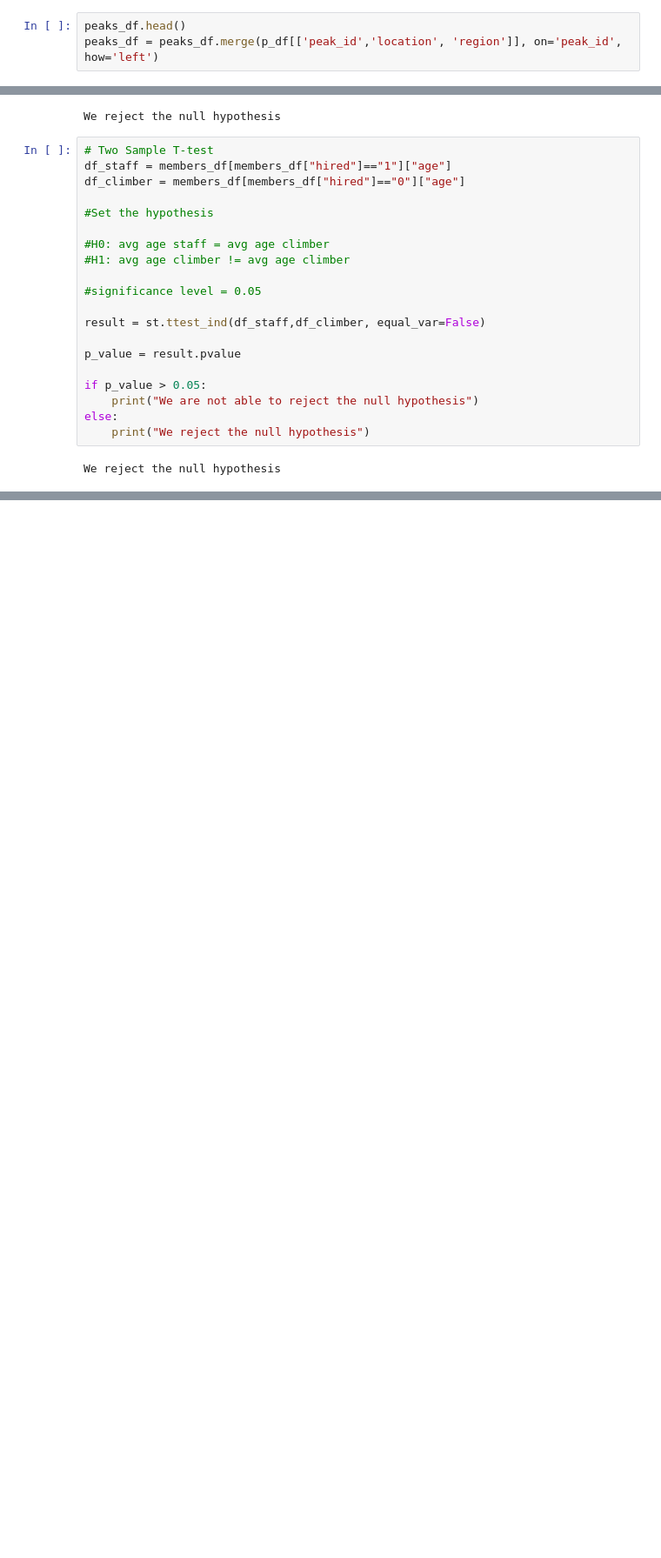
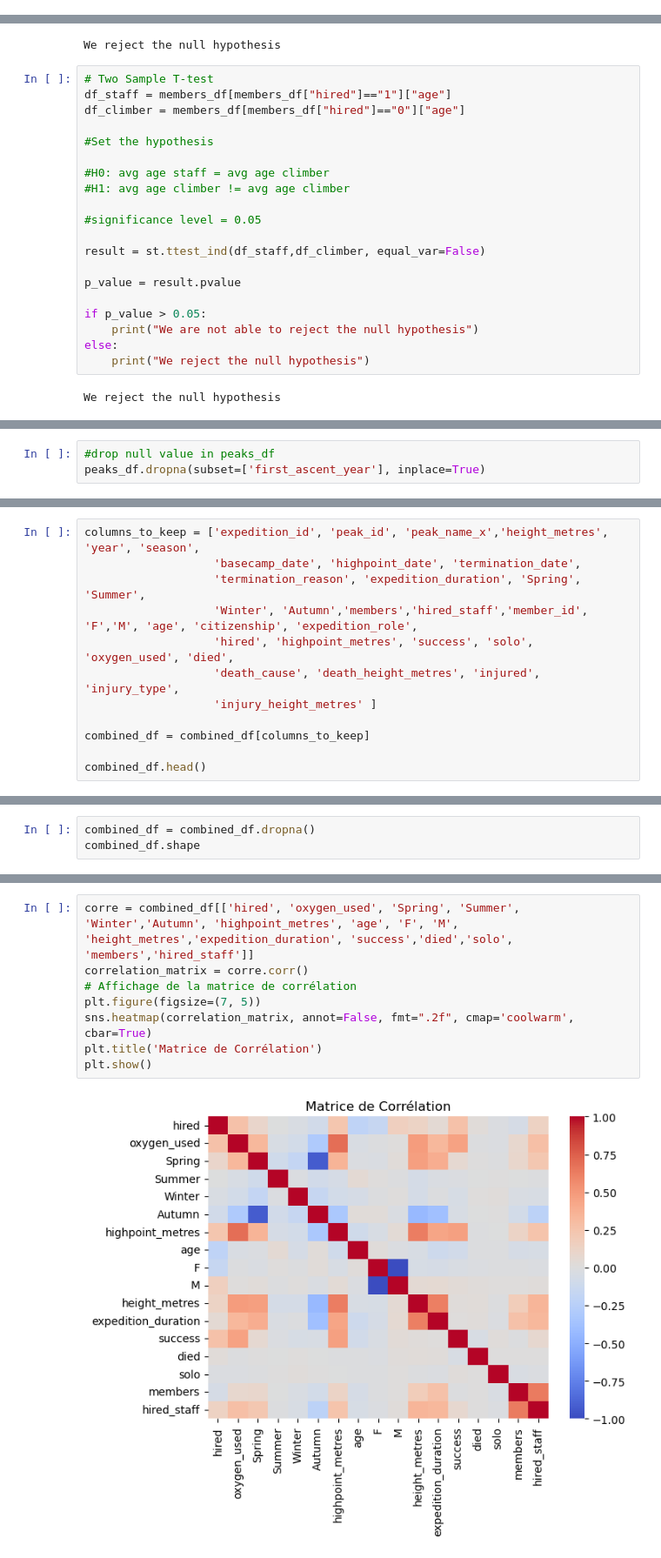
Before and after one commit to cnivaultruiz/final-project, a Jupyter notebook: Final-project.ipynb, the cells around one changed output, grey strips where cells are left out. Shown at 87% size. Cells and saved outputs as stored; diff of their text form; blank space fills up the shorter version.

```diff
--- a/Final-project.ipynb
+++ b/Final-project.ipynb
@@ -155,9 +162,6 @@ dtype: object
 | 3 | AMAD78301 | AMAD78301-04 | AMAD | Ama Dablam | 1978 | Autumn | M | 40.0 | France | ... |
 | 4 | AMAD78301 | AMAD78301-05 | AMAD | Ama Dablam | 1978 | Autumn | M | 34.0 | France | ... |
 5 rows × 21 columns
-# %%
-peaks_df.head()
-peaks_df = peaks_df.merge(p_df[['peak_id','location', 'region']], on='peak_id', how='left')
 # %%
 print(peaks_df.dtypes)
 # %% [output]
@@ -722,0 +735,3 @@ We reject the null hypothesis
+# %%
+#drop null value in peaks_df
+peaks_df.dropna(subset=['first_ascent_year'], inplace=True)
@@ -722,0 +789,12 @@ We reject the null hypothesis
+# %%
+columns_to_keep = ['expedition_id', 'peak_id', 'peak_name_x','height_metres', 'year', 'season',
+                   'basecamp_date', 'highpoint_date', 'termination_date',
+                   'termination_reason', 'expedition_duration', 'Spring', 'Summer',
+                   'Winter', 'Autumn','members','hired_staff','member_id', 'F','M', 'age', 'citizenship', 'expedition_role',
+                   'hired', 'highpoint_metres', 'success', 'solo', 'oxygen_used', 'died',
+                   'death_cause', 'death_height_metres', 'injured', 'injury_type',
+                   'injury_height_metres' ]
+
+combined_df = combined_df[columns_to_keep]
+
+combined_df.head()
@@ -722,0 +809,3 @@ We reject the null hypothesis
+# %%
+combined_df = combined_df.dropna()
+combined_df.shape
@@ -722,0 +814,10 @@ We reject the null hypothesis
+# %%
+corre = combined_df[['hired', 'oxygen_used', 'Spring', 'Summer', 'Winter','Autumn', 'highpoint_metres', 'age', 'F', 'M', 'height_metres','expedition_duration', 'success','died','solo', 'members','hired_staff']]
+correlation_matrix = corre.corr()
+# Affichage de la matrice de corrélation
+plt.figure(figsize=(7, 5))
+sns.heatmap(correlation_matrix, annot=False, fmt=".2f", cmap='coolwarm', cbar=True)
+plt.title('Matrice de Corrélation')
+plt.show()
+# %% [output]
+[figure, added]
```
Also changed, not shown: parts of 30 cells of this notebook, 11 other files.
